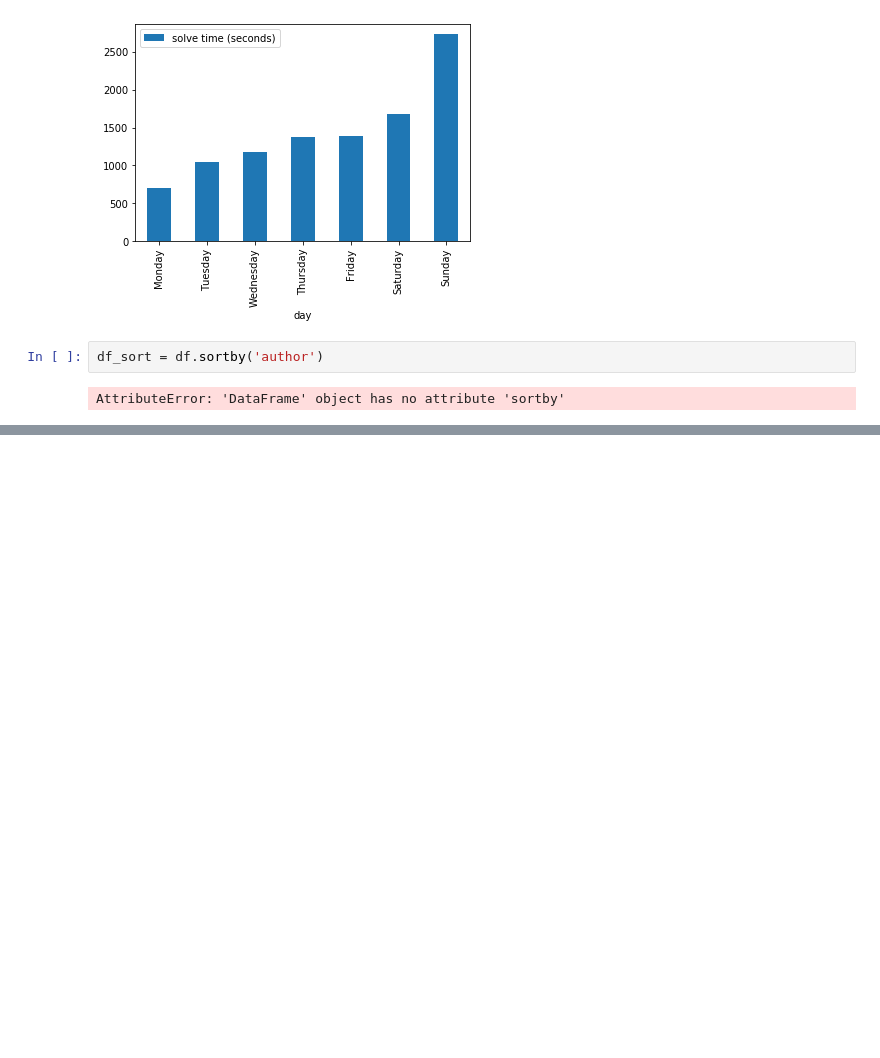
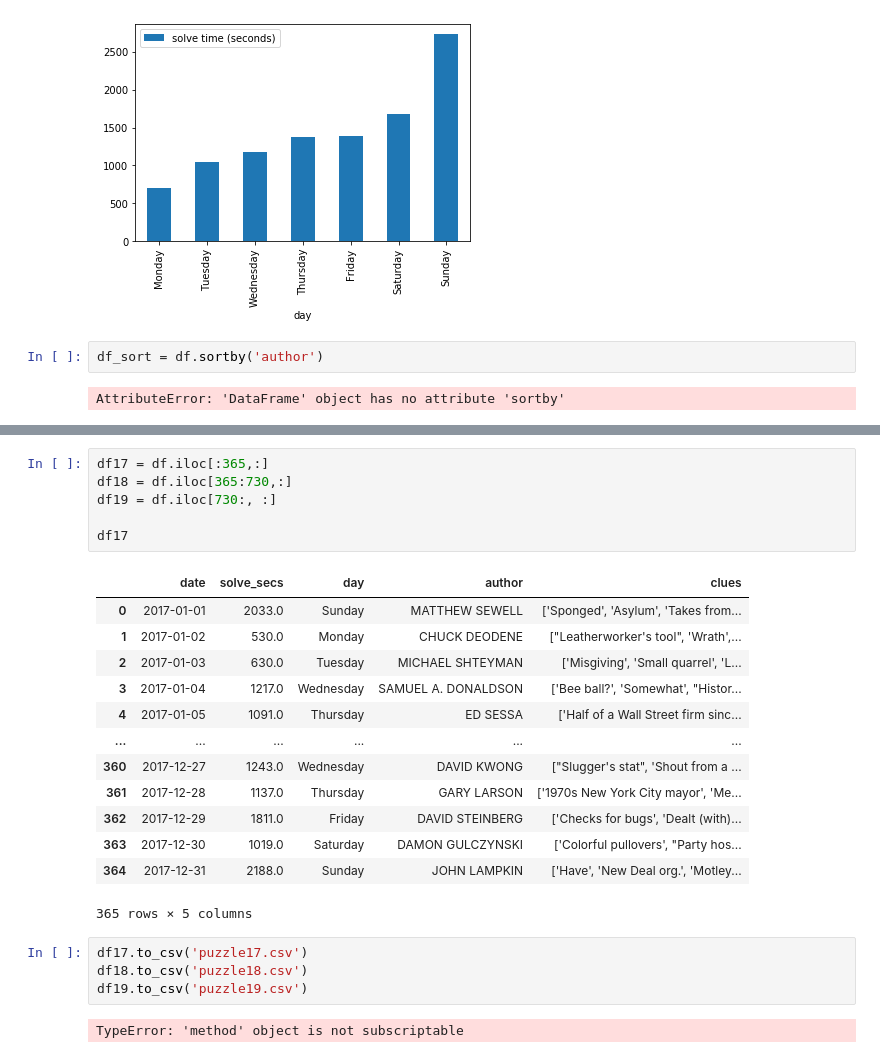
Before and after one commit to kejohnson1231/Crosswords, a Jupyter notebook: Untitled1.ipynb, the cells around one changed output, grey strips where cells are left out. Cells and saved outputs as stored; diff of their text form; blank space fills up the shorter version.

```diff
--- a/Untitled1.ipynb
+++ b/Untitled1.ipynb
@@ -287,0 +377,26 @@ AttributeError: 'DataFrame' object has no attribute 'sortby'
+# %%
+df17 = df.iloc[:365,:]
+df18 = df.iloc[365:730,:]
+df19 = df.iloc[730:, :]
+
+df17
+# %% [output]
+|  | date | solve_secs | day | author | clues |
+| 0 | 2017-01-01 | 2033.0 | Sunday | MATTHEW SEWELL | ['Sponged', 'Asylum', 'Takes from... |
+| 1 | 2017-01-02 | 530.0 | Monday | CHUCK DEODENE | ["Leatherworker's tool", 'Wrath',... |
+| 2 | 2017-01-03 | 630.0 | Tuesday | MICHAEL SHTEYMAN | ['Misgiving', 'Small quarrel', 'L... |
+| 3 | 2017-01-04 | 1217.0 | Wednesday | SAMUEL A. DONALDSON | ['Bee ball?', 'Somewhat', "Histor... |
+| 4 | 2017-01-05 | 1091.0 | Thursday | ED SESSA | ['Half of a Wall Street firm sinc... |
+| ... | ... | ... | ... | ... | ... |
+| 360 | 2017-12-27 | 1243.0 | Wednesday | DAVID KWONG | ["Slugger's stat", 'Shout from a ... |
+| 361 | 2017-12-28 | 1137.0 | Thursday | GARY LARSON | ['1970s New York City mayor', 'Me... |
+| 362 | 2017-12-29 | 1811.0 | Friday | DAVID STEINBERG | ['Checks for bugs', 'Dealt (with)... |
+| 363 | 2017-12-30 | 1019.0 | Saturday | DAMON GULCZYNSKI | ['Colorful pullovers', "Party hos... |
+| 364 | 2017-12-31 | 2188.0 | Sunday | JOHN LAMPKIN | ['Have', 'New Deal org.', 'Motley... |
+365 rows × 5 columns
+# %%
+df17.to_csv('puzzle17.csv')
+df18.to_csv('puzzle18.csv')
+df19.to_csv('puzzle19.csv')
+# %% [output]
+TypeError: 'method' object is not subscriptable
```
Also changed, not shown: parts of 10 cells of this notebook, 4 other files.
